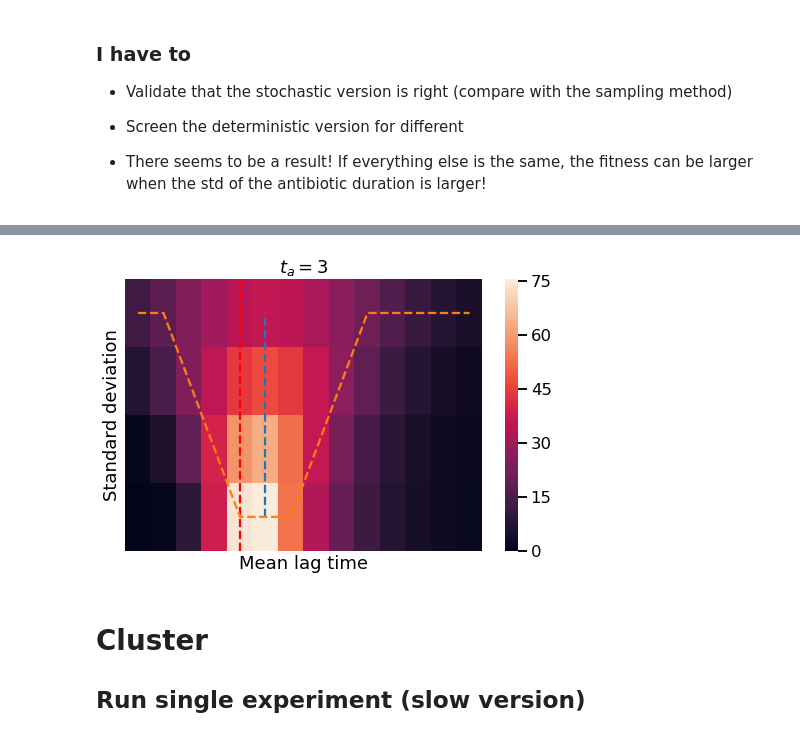
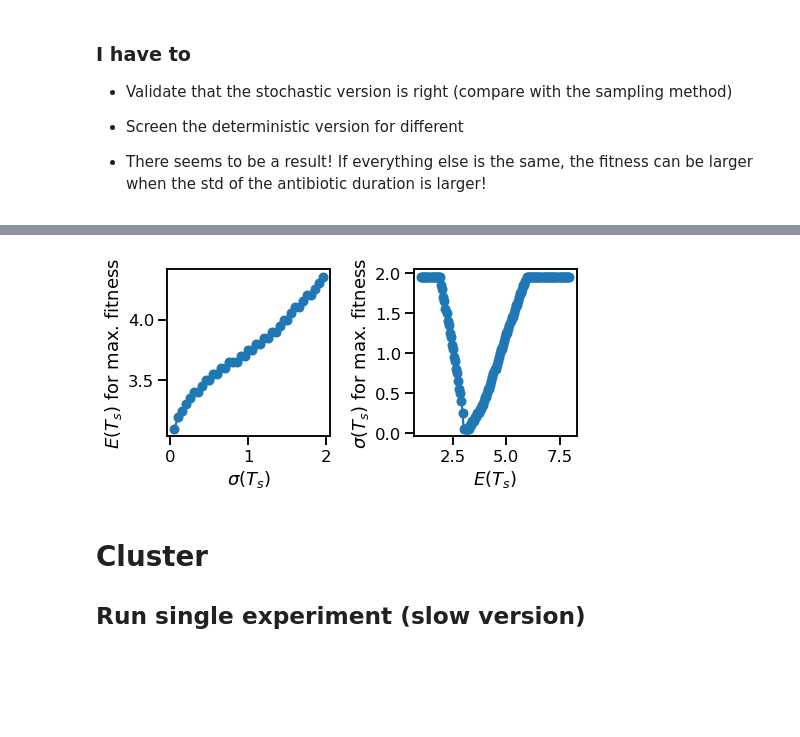
Before and after one commit to gutiloluis/pqe1, a Jupyter notebook: 190409_Integration.ipynb, the cells around one changed output, grey strips where cells are left out. Cells and saved outputs as stored; diff of their text form; code cells hidden in the pictures; blank space fills up the shorter version.

```diff
--- a/190409_Integration.ipynb
+++ b/190409_Integration.ipynb
@@ -189,7 +189,7 @@ plt.plot(MTs,Ng, 'o')
 # %%
 mTa = 3
 sTa = 0 # deterministic Ta
-tg = 8
+tg = 4
 
 MTs_start = 1
 MTs_stop = 8
@@ -207,9 +207,9 @@ STs = np.arange(STs_start, STs_stop, STs_step)
 
 kwargs = {'mTa':mTa, 'sTa':sTa, 'tg':tg}
 
-exp_key = '001'
+exp_key = '997'
 
-NN = run_deterministic(MTs, STs, mTa, sTa=0, tg=8)
+NN = run_deterministic(MTs, STs, mTa, sTa=0, tg=tg)
 # Ta = sps.norm(mTa, sTa)
 # NN = run_stochastic(MTs, STs, Ta, tg=8)
 save_experiment(exp_key, NN, kwargs, kwargs_s)
@@ -216,7 +222,8 @@ save_experiment(exp_key, NN, kwargs, kwargs_s)
 # %%
-plot_heatmap(MTs, STs, NN, mTa, MTs_step)
+# plot_heatmap(MTs, STs, NN, mTa, MTs_step)
+plot_max_lines(MTs, STs, NN, mTa)
 # %% [output]
-[figure, old version]
+[figure, new version]
 # %% [markdown]
 # Cluster
 ## Run single experiment (slow version)
```
Also changed, not shown: parts of 5 cells of this notebook, 54 other files.
